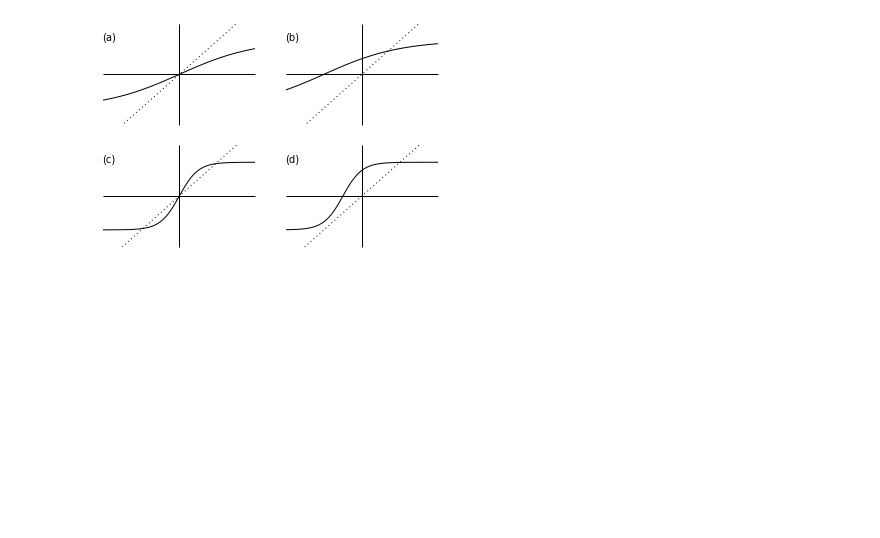
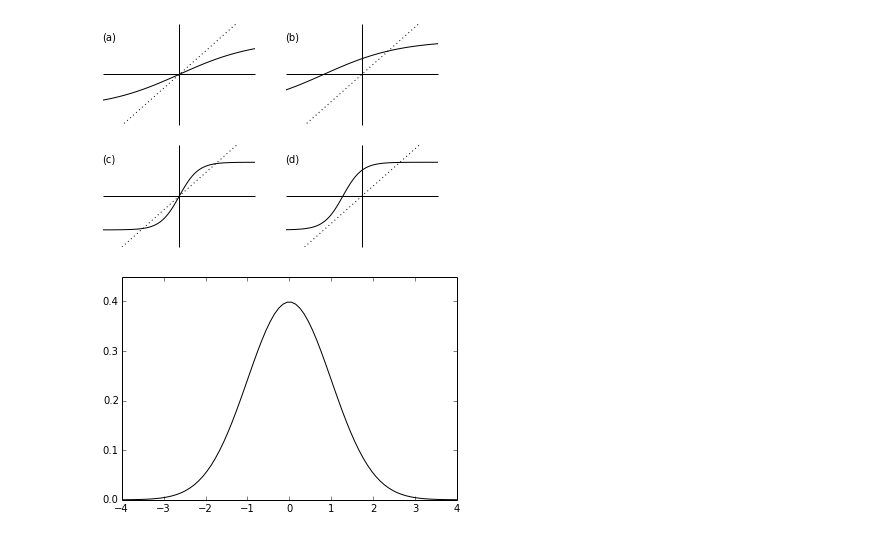
Before and after one commit to peastman/statmech, a Jupyter notebook: Figures.ipynb, the cells around one changed output. Drawn from its saved outputs; the diff is of its cells as text; code cells hidden in the pictures; blank space fills up the shorter version.

Commit message:
Created figure of normal distribution

```diff
--- a/Figures.ipynb
+++ b/Figures.ipynb
@@ -46,3 +46,14 @@ show()
 fig.savefig('mean_field.svg')
 # %% [output]
 [figure]
+# %%
+fig, axes = plot.subplots()
+x = linspace(-5,5,100)
+axes.plot(x, norm.pdf(x), color='black')
+axes.set_ylim([0, 0.45])
+axes.set_xlim([-4, 4])
+axes.yaxis.set_ticks([0, 0.1, 0.2, 0.3, 0.4])
+plot.show()
+fig.savefig('gaussian.svg')
+# %% [output]
+[figure, added]
```
Also changed, not shown: parts of 3 cells of this notebook, 2 other files.
